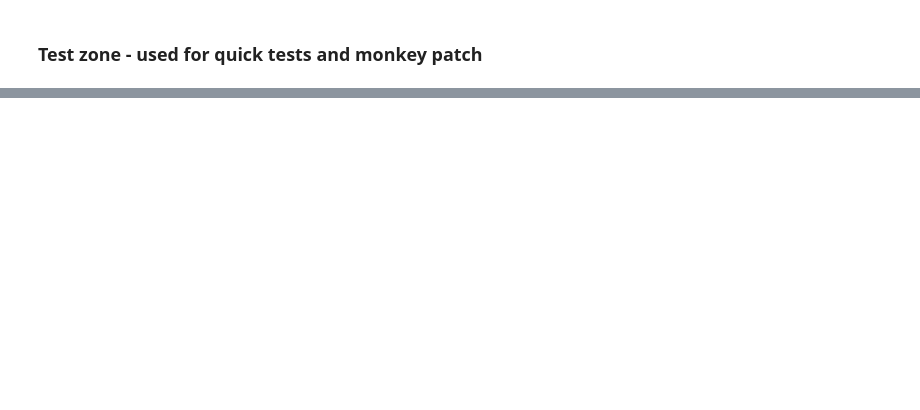
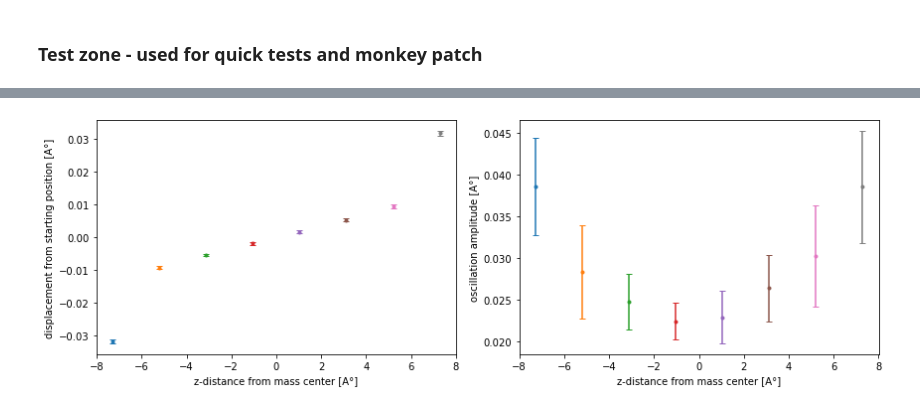
Before and after one commit to demetriomagatti/molecular_dynamics, a Jupyter notebook: molecular_dynamics.ipynb, the cells around one changed output, grey strips where cells are left out. Cells and saved outputs as stored; diff of their text form; code cells hidden in the pictures; blank space fills up the shorter version.

```diff
--- a/molecular_dynamics.ipynb
+++ b/molecular_dynamics.ipynb
@@ -349,0 +301,16 @@ fig.tight_layout()
+# %%
+fig,axs = plt.subplots(1,2,figsize=(12,4))
+
+for ix,(z0,z0_group) in enumerate(df50.groupby('z0')):
+    axs[0].errorbar(z0_group['z0'].mean()-df50['z0'].mean(),z0_group['z_mean'].mean()-z0_group['z0'].mean(),
+                    yerr=z0_group['z_mean'].std(),fmt='.-',capsize=3)
+    axs[1].errorbar(z0_group['z0'].mean()-df50['z0'].mean(),z0_group['z_std'].mean(),
+                    yerr=z0_group['z_std'].std(),fmt='.-',capsize=3)
+
+for ax in axs:
+    ax.set_xlabel('z-distance from mass center [A°]')
+axs[0].set_ylabel('displacement from starting position [A°]')
+axs[1].set_ylabel('oscillation amplitude [A°]')
+fig.tight_layout()
+# %% [output]
+[figure, added]
```
Also changed, not shown: parts of 21 cells of this notebook, 1 other file.
